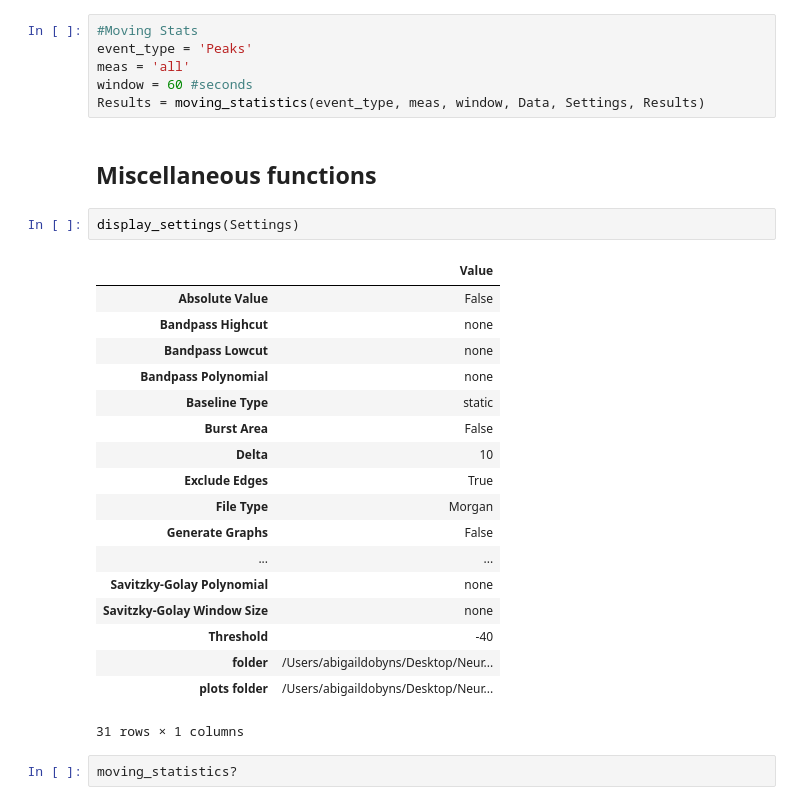
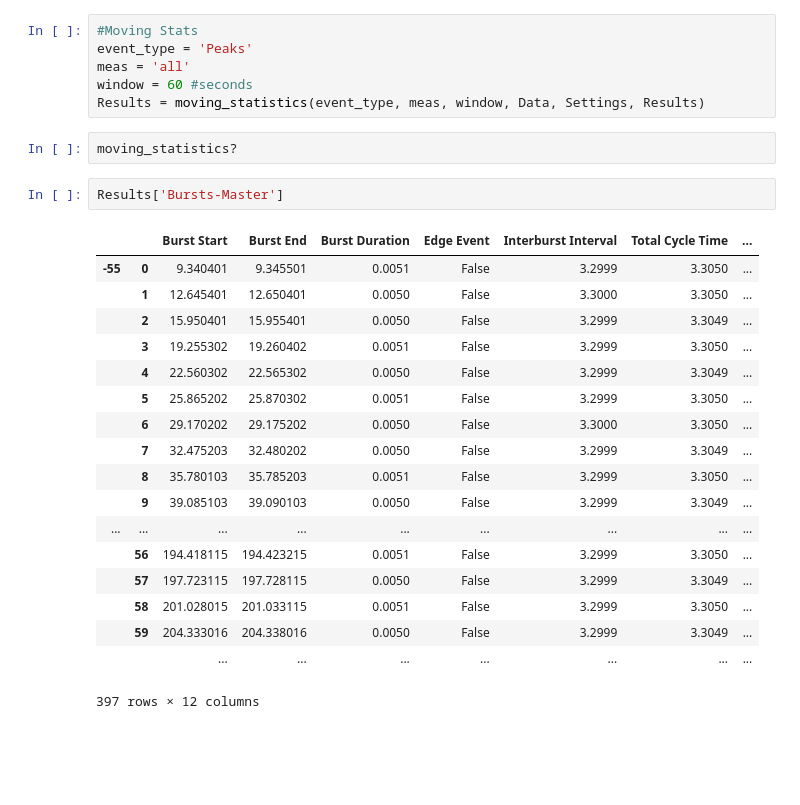
Before and after one commit to aedobyns/lab, a Jupyter notebook: Kitchen Sink-Bass.ipynb, the cells around one changed output. Saved outputs shown, nothing was run; the diff lists cells and outputs as text; blank space fills up the shorter version.

```diff
--- a/Kitchen Sink-Bass.ipynb
+++ b/Kitchen Sink-Bass.ipynb
@@ -130,28 +131,26 @@ event_type = 'Peaks'
 meas = 'all'
 window = 60 #seconds
 Results = moving_statistics(event_type, meas, window, Data, Settings, Results)
-# %% [markdown]
-## Miscellaneous functions
-# %%
-display_settings(Settings)
-# %% [output]
-|  | Value |
-| Absolute Value | False |
-| Bandpass Highcut | none |
-| Bandpass Lowcut | none |
-| Bandpass Polynomial | none |
-| Baseline Type | static |
-| Burst Area | False |
-| Delta | 10 |
-| Exclude Edges | True |
-| File Type | Morgan |
-| Generate Graphs | False |
-| ... | ... |
-| Savitzky-Golay Polynomial | none |
-| Savitzky-Golay Window Size | none |
-| Threshold | -40 |
-| folder | /Users/abigaildobyns/Desktop/Neur... |
-| plots folder | /Users/abigaildobyns/Desktop/Neur... |
-31 rows × 1 columns
 # %%
 moving_statistics?
+# %%
+Results['Bursts-Master']
+# %% [output]
+|  |  | Burst Start | Burst End | Burst Duration | Edge Event | Interburst Interval | Total Cycle Time | ... |
+| -55 | 0 | 9.340401 | 9.345501 | 0.0051 | False | 3.2999 | 3.3050 | ... |
+|  | 1 | 12.645401 | 12.650401 | 0.0050 | False | 3.3000 | 3.3050 | ... |
+|  | 2 | 15.950401 | 15.955401 | 0.0050 | False | 3.2999 | 3.3049 | ... |
+|  | 3 | 19.255302 | 19.260402 | 0.0051 | False | 3.2999 | 3.3050 | ... |
+|  | 4 | 22.560302 | 22.565302 | 0.0050 | False | 3.2999 | 3.3049 | ... |
+|  | 5 | 25.865202 | 25.870302 | 0.0051 | False | 3.2999 | 3.3050 | ... |
+|  | 6 | 29.170202 | 29.175202 | 0.0050 | False | 3.3000 | 3.3050 | ... |
+|  | 7 | 32.475203 | 32.480202 | 0.0050 | False | 3.2999 | 3.3049 | ... |
+|  | 8 | 35.780103 | 35.785203 | 0.0051 | False | 3.2999 | 3.3050 | ... |
+|  | 9 | 39.085103 | 39.090103 | 0.0050 | False | 3.2999 | 3.3049 | ... |
+| ... | ... | ... | ... | ... | ... | ... | ... | ... |
+|  | 56 | 194.418115 | 194.423215 | 0.0051 | False | 3.2999 | 3.3050 | ... |
+|  | 57 | 197.723115 | 197.728115 | 0.0050 | False | 3.2999 | 3.3049 | ... |
+|  | 58 | 201.028015 | 201.033115 | 0.0051 | False | 3.2999 | 3.3050 | ... |
+|  | 59 | 204.333016 | 204.338016 | 0.0050 | False | 3.2999 | 3.3049 | ... |
+|  |  | ... | ... | ... | ... | ... | ... | ... |
+397 rows × 12 columns
```
Also changed, not shown: parts of 17 cells of this notebook, 1 other file.
